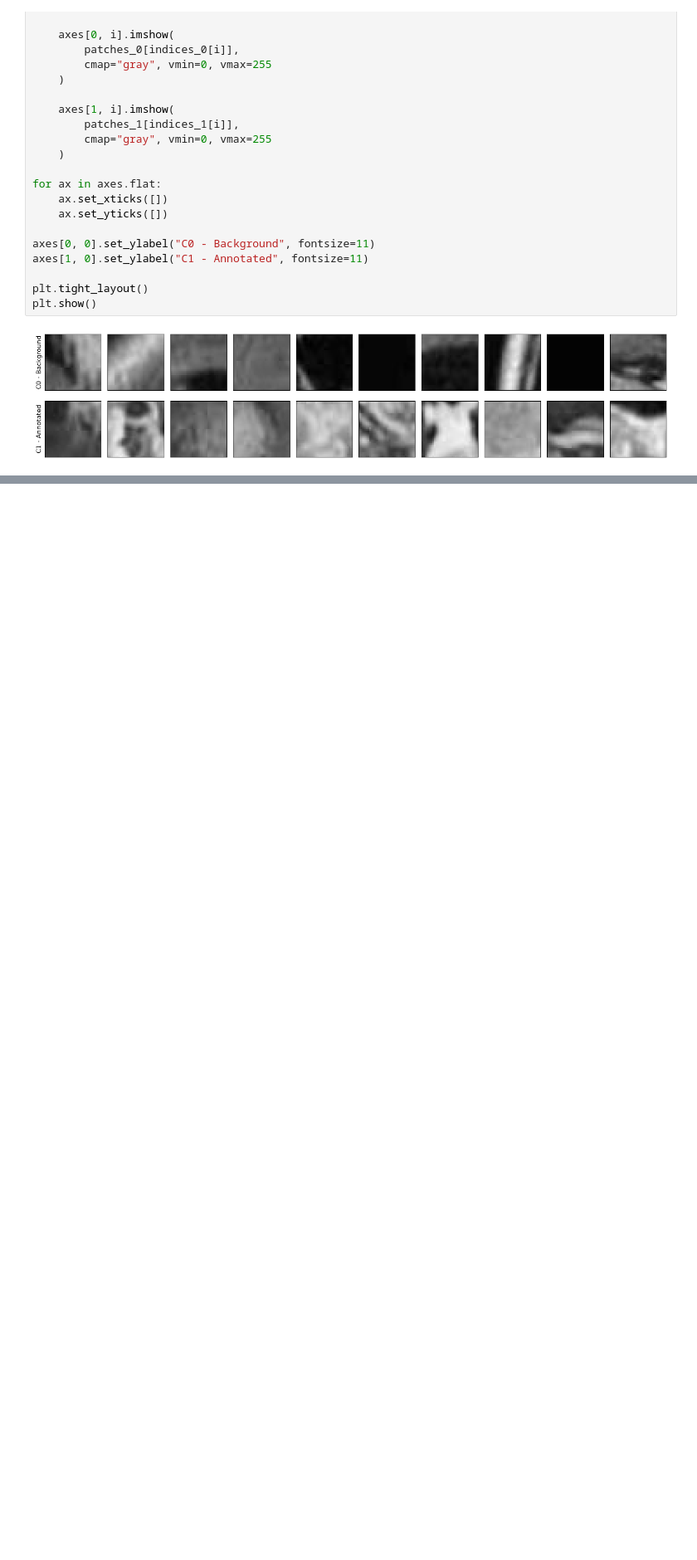
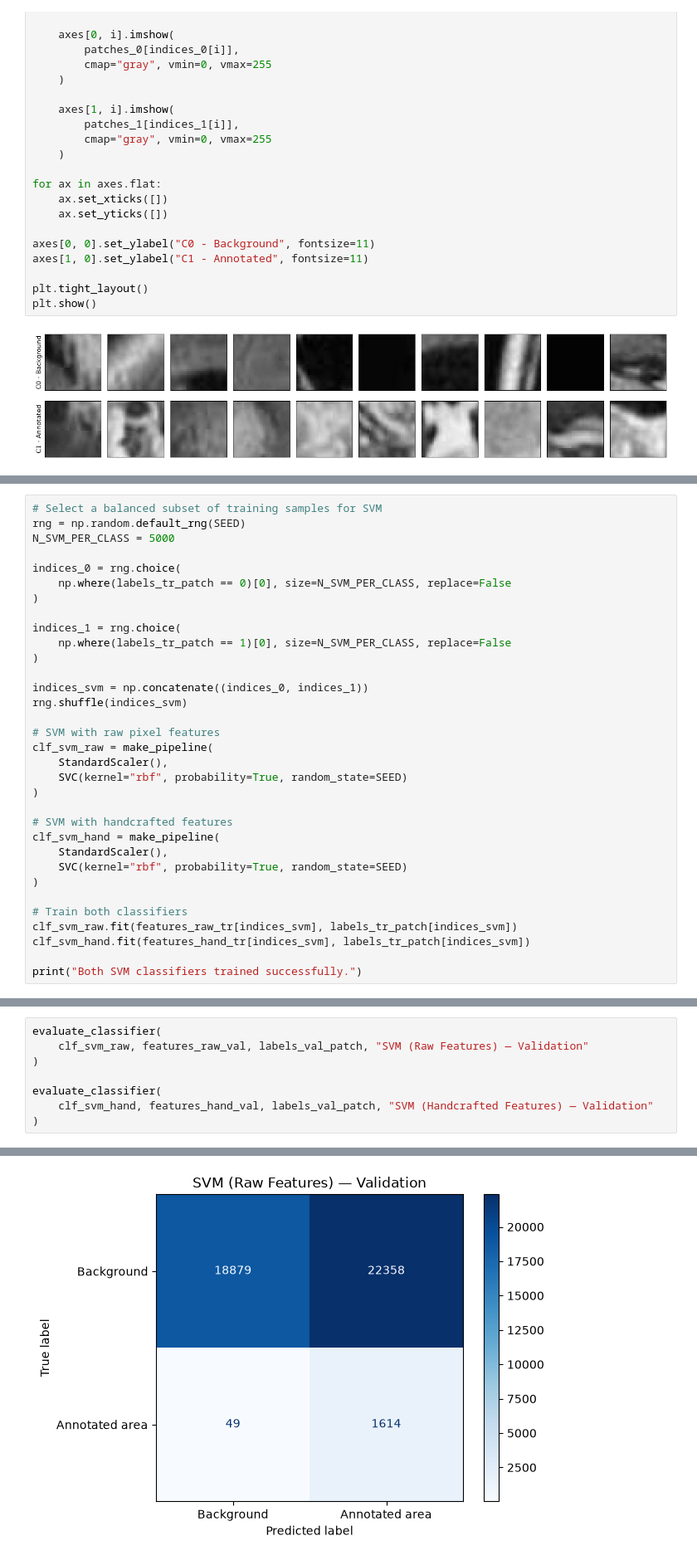
Before and after one commit to IsmaelTrentin/cvdl-prj, a Jupyter notebook: project.ipynb, the cells around one changed output, grey strips where cells are left out. Shown at 83% size. Cells and saved outputs as stored; diff of their text form; blank space fills up the shorter version.

```diff
--- a/project.ipynb
+++ b/project.ipynb
@@ -476,0 +661,33 @@ plt.show()
+# %%
+# Select a balanced subset of training samples for SVM
+rng = np.random.default_rng(SEED)
+N_SVM_PER_CLASS = 5000
+
+indices_0 = rng.choice(
+    np.where(labels_tr_patch == 0)[0], size=N_SVM_PER_CLASS, replace=False
+)
+
+indices_1 = rng.choice(
+    np.where(labels_tr_patch == 1)[0], size=N_SVM_PER_CLASS, replace=False
+)
+
+indices_svm = np.concatenate((indices_0, indices_1))
+rng.shuffle(indices_svm)
+
+# SVM with raw pixel features
+clf_svm_raw = make_pipeline(
+    StandardScaler(),
+    SVC(kernel="rbf", probability=True, random_state=SEED)
+)
+
+# SVM with handcrafted features
+clf_svm_hand = make_pipeline(
+    StandardScaler(),
+    SVC(kernel="rbf", probability=True, random_state=SEED)
+)
+
+# Train both classifiers
+clf_svm_raw.fit(features_raw_tr[indices_svm], labels_tr_patch[indices_svm])
+clf_svm_hand.fit(features_hand_tr[indices_svm], labels_tr_patch[indices_svm])
+
+print("Both SVM classifiers trained successfully.")
@@ -476,0 +696,9 @@ plt.show()
+# %%
+evaluate_classifier(
+    clf_svm_raw, features_raw_val, labels_val_patch, "SVM (Raw Features) — Validation"
+)
+
+evaluate_classifier(
+    clf_svm_hand, features_hand_val, labels_val_patch, "SVM (Handcrafted Features) — Validation"
+)
+# %% [output]
@@ -476,0 +710 @@ plt.show()
+[figure, added]
```
Also changed, not shown: parts of 14 cells of this notebook.
